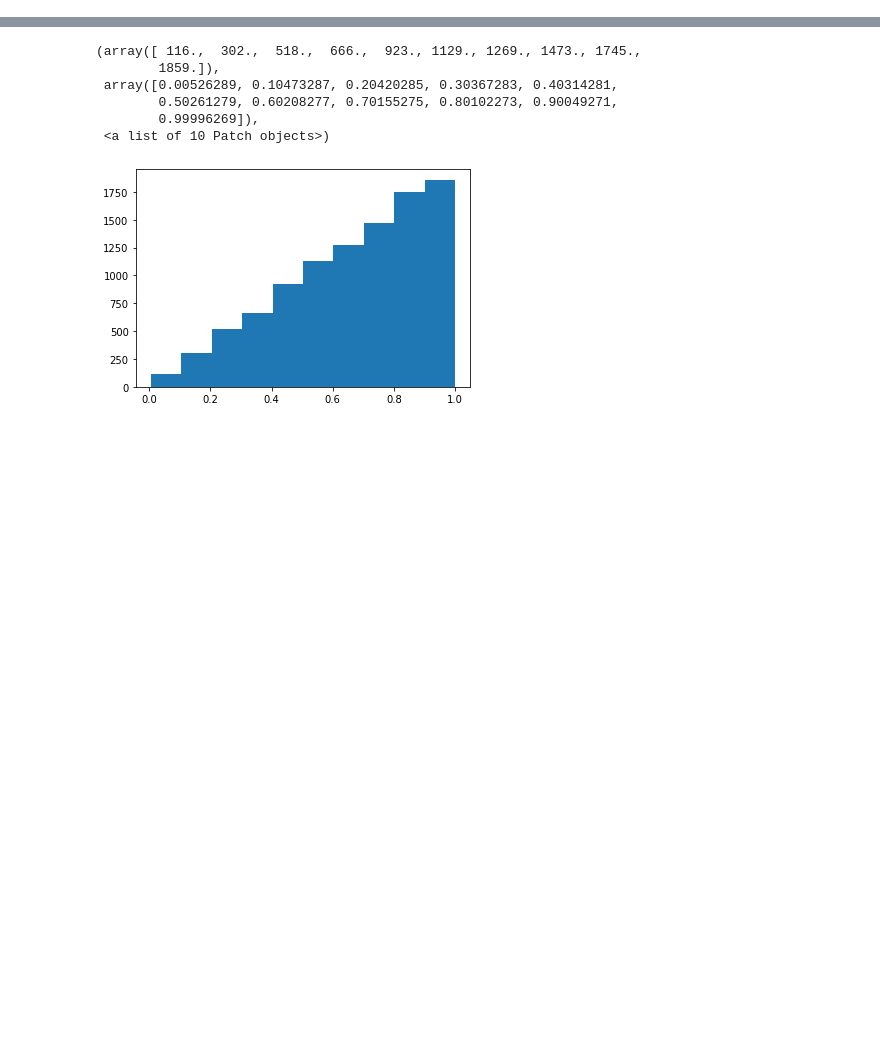
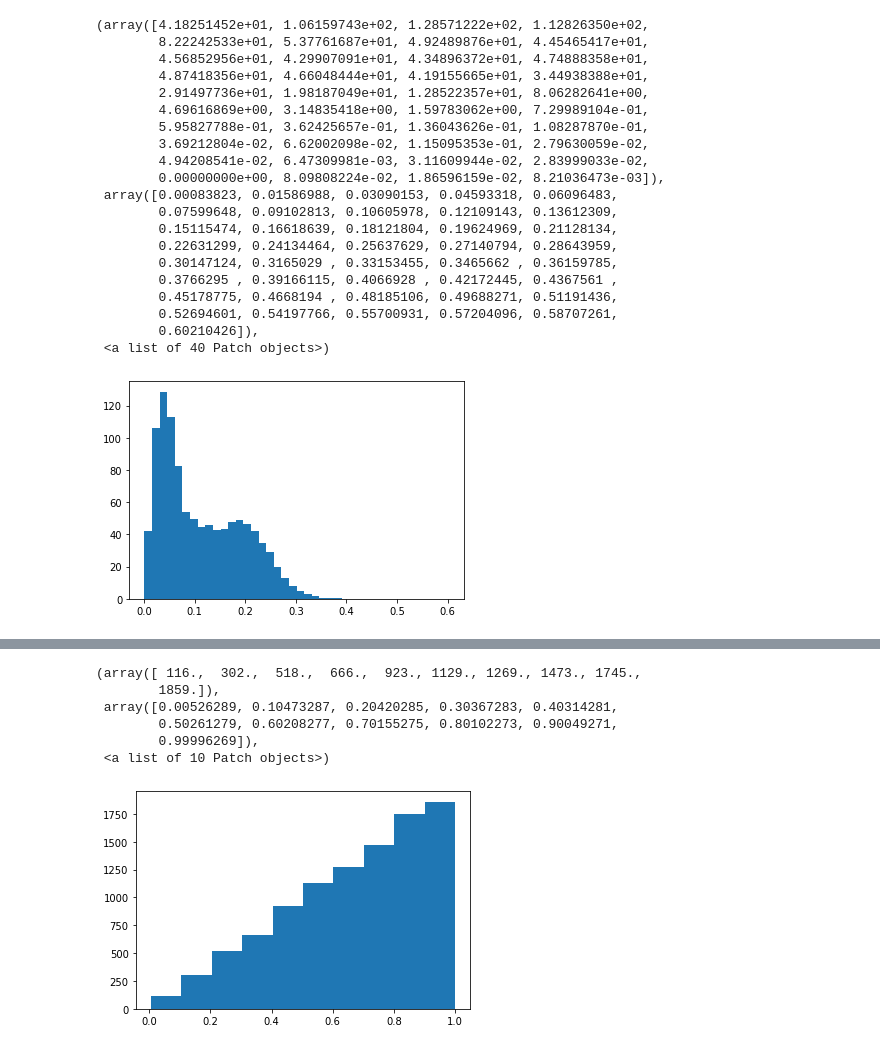
Before and after one commit to dtamayo/exomasses, a Jupyter notebook: ergodiccomparison.ipynb, the cells around one changed output, grey strips where cells are left out. Cells and saved outputs as stored; diff of their text form; code cells hidden in the pictures; blank space fills up the shorter version.

```diff
--- a/ergodiccomparison.ipynb
+++ b/ergodiccomparison.ipynb
@@ -6,0 +139,25 @@ import matplotlib.pyplot as plt
+# %%
+fig, ax = plt.subplots()
+ax.hist(test['Z12'], weights=test['SPOCKstable'], bins=40)
+# %% [output]
+(array([4.18251452e+01, 1.06159743e+02, 1.28571222e+02, 1.12826350e+02,
+        8.22242533e+01, 5.37761687e+01, 4.92489876e+01, 4.45465417e+01,
+        4.56852956e+01, 4.29907091e+01, 4.34896372e+01, 4.74888358e+01,
+        4.87418356e+01, 4.66048444e+01, 4.19155665e+01, 3.44938388e+01,
+        2.91497736e+01, 1.98187049e+01, 1.28522357e+01, 8.06282641e+00,
+        4.69616869e+00, 3.14835418e+00, 1.59783062e+00, 7.29989104e-01,
+        5.95827788e-01, 3.62425657e-01, 1.36043626e-01, 1.08287870e-01,
+        3.69212804e-02, 6.62002098e-02, 1.15095353e-01, 2.79630059e-02,
+        4.94208541e-02, 6.47309981e-03, 3.11609944e-02, 2.83999033e-02,
+        0.00000000e+00, 8.09808224e-02, 1.86596159e-02, 8.21036473e-03]),
+ array([0.00083823, 0.01586988, 0.03090153, 0.04593318, 0.06096483,
+        0.07599648, 0.09102813, 0.10605978, 0.12109143, 0.13612309,
+        0.15115474, 0.16618639, 0.18121804, 0.19624969, 0.21128134,
+        0.22631299, 0.24134464, 0.25637629, 0.27140794, 0.28643959,
+        0.30147124, 0.3165029 , 0.33153455, 0.3465662 , 0.36159785,
+        0.3766295 , 0.39166115, 0.4066928 , 0.42172445, 0.4367561 ,
+        0.45178775, 0.4668194 , 0.48185106, 0.49688271, 0.51191436,
+        0.52694601, 0.54197766, 0.55700931, 0.57204096, 0.58707261,
+        0.60210426]),
+ <a list of 40 Patch objects>)
+[figure, added]
```
Also changed, not shown: parts of 65 cells of this notebook, 1 other file.
